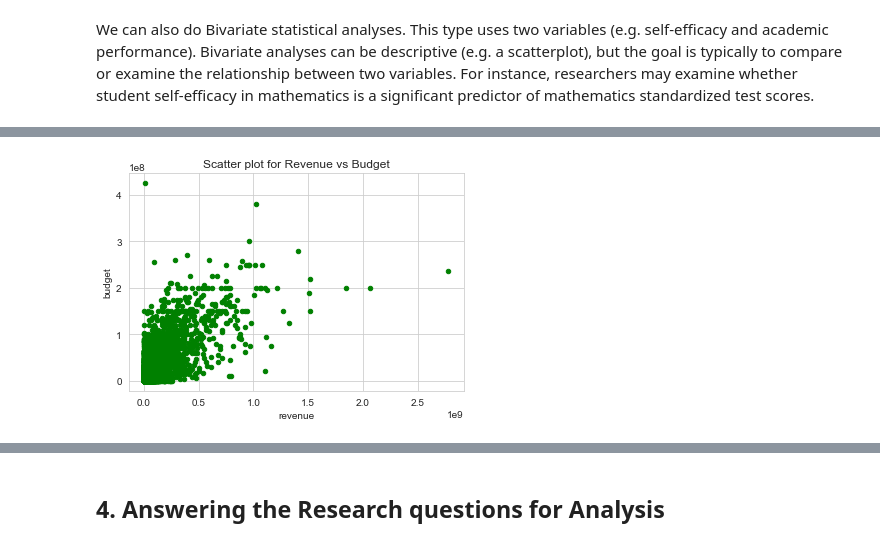
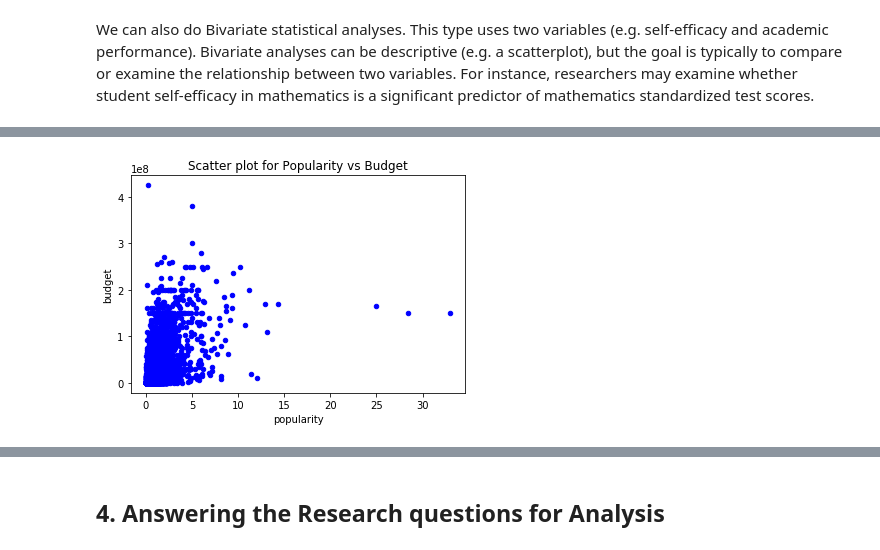
Before and after one commit to CHRISTOROMO/The-Movie-Database-tmdb-Review-and-Revenue, a Jupyter notebook: Investigate_a_Dataset.ipynb, the cells around one changed output, grey strips where cells are left out. Cells and saved outputs as stored; diff of their text form; code cells hidden in the pictures.

```diff
--- a/Investigate_a_Dataset.ipynb
+++ b/Investigate_a_Dataset.ipynb
@@ -68,3 +66,5 @@ movies_df = pd.read_csv(r"C:\Users\HP\Desktop\ALX_Udacity\project\tmdb-movies.cs
+# %%
+movies_df = pd.read_csv("https://d17h27t6h515a5.cloudfront.net/topher/2017/October/59dd1c4c_tmdb-movies/tmdb-movies.csv")
 # %% [markdown]
 ### c). Accessing the Data
 # %%
@@ -258,5 +267,9 @@ movies_df.head(3)
 # %%
 # We shall rename the columns appropriately
 
+movies_df.rename(columns = lambda x: x.replace(' ','_').lower(),inplace = True)
+
+# Confirming to check the change
+
 movies_df.columns
 # %% [output]
@@ -293,2 +321,7 @@ Index(['original_title', 'cast', 'director', 'production_companies'], dtype='obj
 # %% [markdown]
 We can also do Bivariate statistical analyses. This type uses two variables (e.g. self-efficacy and academic performance). Bivariate analyses can be descriptive (e.g. a scatterplot), but the goal is typically to compare or examine the relationship between two variables. For instance, researchers may examine whether student self-efficacy in mathematics is a significant predictor of mathematics standardized test scores.
+# %%
+# Creating a function to plot the various scatterplot
+
+def scatter_plot(x,y,color,title):
+    movies_df.plot(x,y,kind='scatter',color=color,title=title)
@@ -295,6 +340,6 @@ We can also do Bivariate statistical analyses. This type uses two variables (e.g
 # %%
-# Scatterplot to compare the revenue and budget
+# Scatterplot to compare the popularity and budget
 
-movies_df.plot(x='revenue', y='budget', kind='scatter', color='green', title='Scatter plot for Revenue vs Budget');
+scatter_plot('popularity','budget','blue','Scatter plot for Popularity vs Budget')
 # %% [output]
-[figure, old version]
+[figure, new version]
```
Also changed, not shown: parts of 14 cells of this notebook.
